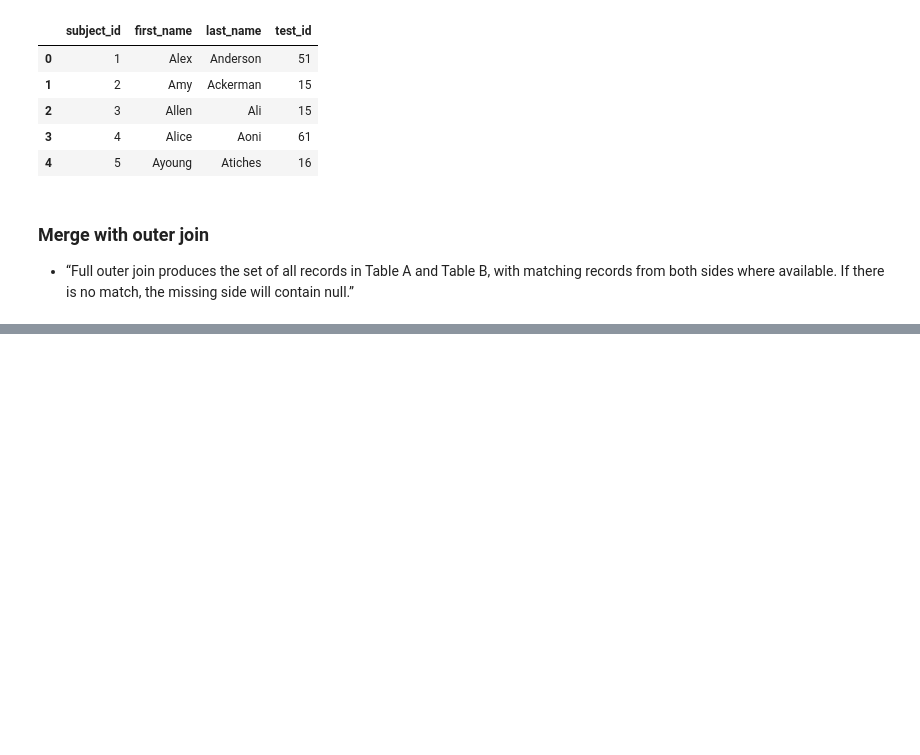
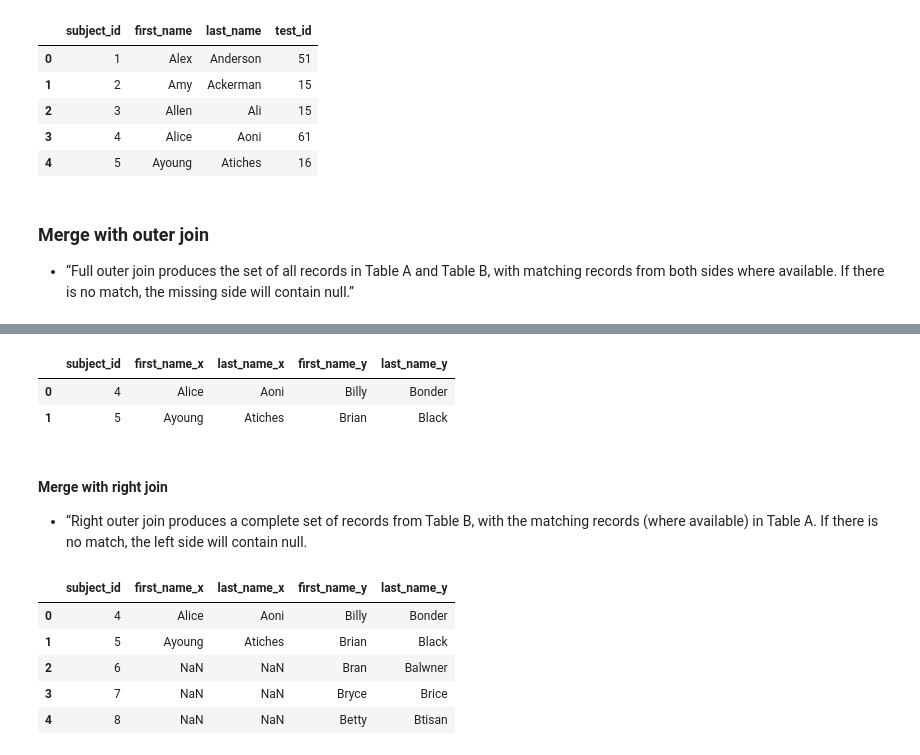
Before and after one commit to Josh-chief/IntroPython, a Jupyter notebook: DataManipulation&visualization.ipynb, the cells around one changed output, grey strips where cells are left out. Saved outputs shown, nothing was run; the diff lists cells and outputs as text; code cells hidden in the pictures; blank space fills up the shorter version.

```diff
--- a/DataManipulation&visualization.ipynb
+++ b/DataManipulation&visualization.ipynb
@@ -292,0 +305,18 @@ pd.merge (df_a, df_c, on='subject_id')
+# %%
+pd.merge(df_a, df_b, on='subject_id' , how='inner')
+# %% [output]
+|  | subject_id | first_name_x | last_name_x | first_name_y | last_name_y |
+| 0 | 4 | Alice | Aoni | Billy | Bonder |
+| 1 | 5 | Ayoung | Atiches | Brian | Black |
+# %% [markdown]
+#### Merge with right join
+- “Right outer join produces a complete set of records from Table B, with the matching records (where available) in Table A. If there is no match, the left side will contain null.
+# %%
+pd.merge(df_a, df_b, on='subject_id', how='right')
+# %% [output]
+|  | subject_id | first_name_x | last_name_x | first_name_y | last_name_y |
+| 0 | 4 | Alice | Aoni | Billy | Bonder |
+| 1 | 5 | Ayoung | Atiches | Brian | Black |
+| 2 | 6 | NaN | NaN | Bran | Balwner |
+| 3 | 7 | NaN | NaN | Bryce | Brice |
+| 4 | 8 | NaN | NaN | Betty | Btisan |
```
Also changed, not shown: parts of 4 cells of this notebook.
